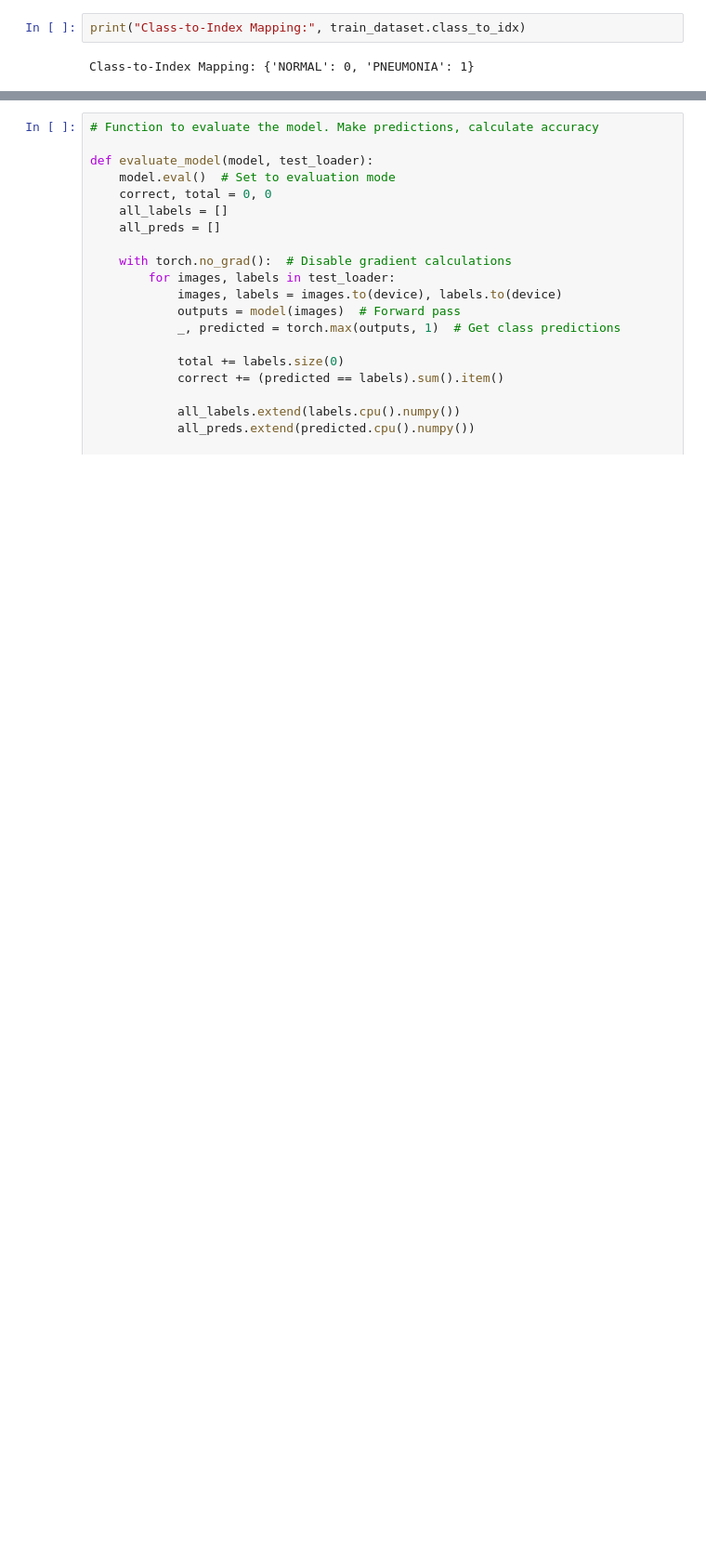
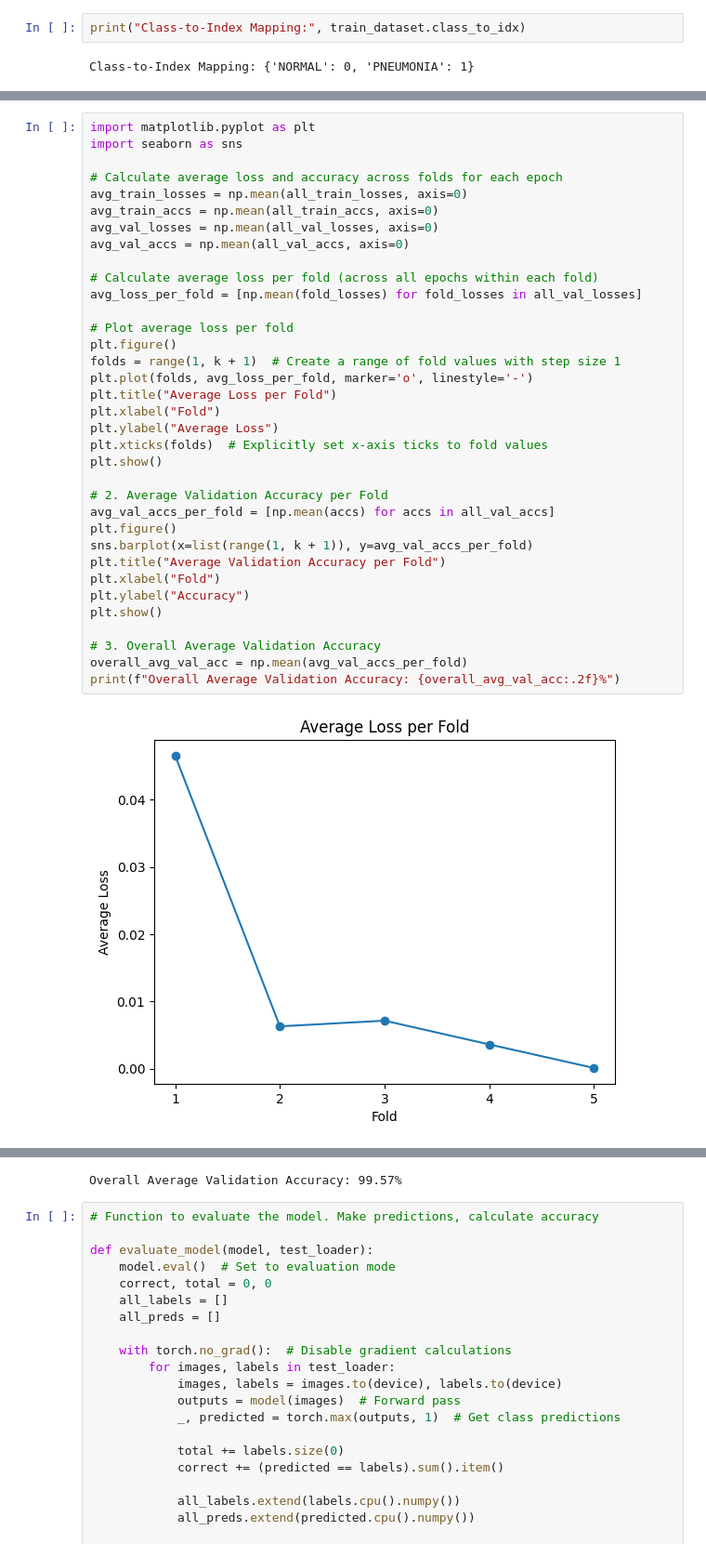
Before and after one commit to jbrent00/Senior-Design-Project, a Jupyter notebook: Senior_Design.ipynb, the cells around one changed output, grey strips where cells are left out. Shown at 93% size. Drawn from its saved outputs; the diff is of its cells as text; blank space fills up the shorter version.

```diff
--- a/Senior_Design.ipynb
+++ b/Senior_Design.ipynb
@@ -241,0 +448,37 @@ Training complete!
+# %%
+import matplotlib.pyplot as plt
+import seaborn as sns
+
+# Calculate average loss and accuracy across folds for each epoch
+avg_train_losses = np.mean(all_train_losses, axis=0)
+avg_train_accs = np.mean(all_train_accs, axis=0)
+avg_val_losses = np.mean(all_val_losses, axis=0)
+avg_val_accs = np.mean(all_val_accs, axis=0)
+
+# Calculate average loss per fold (across all epochs within each fold)
+avg_loss_per_fold = [np.mean(fold_losses) for fold_losses in all_val_losses]
+
+# Plot average loss per fold
+plt.figure()
+folds = range(1, k + 1)  # Create a range of fold values with step size 1
+plt.plot(folds, avg_loss_per_fold, marker='o', linestyle='-')
+plt.title("Average Loss per Fold")
+plt.xlabel("Fold")
+plt.ylabel("Average Loss")
+plt.xticks(folds)  # Explicitly set x-axis ticks to fold values
+plt.show()
+
+# 2. Average Validation Accuracy per Fold
+avg_val_accs_per_fold = [np.mean(accs) for accs in all_val_accs]
+plt.figure()
+sns.barplot(x=list(range(1, k + 1)), y=avg_val_accs_per_fold)
+plt.title("Average Validation Accuracy per Fold")
+plt.xlabel("Fold")
+plt.ylabel("Accuracy")
+plt.show()
+
+# 3. Overall Average Validation Accuracy
+overall_avg_val_acc = np.mean(avg_val_accs_per_fold)
+print(f"Overall Average Validation Accuracy: {overall_avg_val_acc:.2f}%")
+# %% [output]
+[figure, added]
@@ -242,3 +486,4 @@ Training complete!
+Overall Average Validation Accuracy: 99.57%
 # %%
 # Function to evaluate the model. Make predictions, calculate accuracy
 
```
Also changed, not shown: parts of 24 cells of this notebook.
